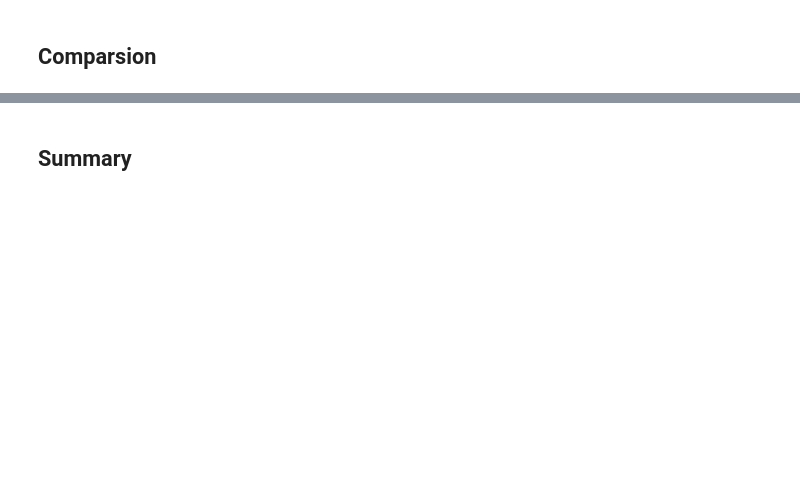
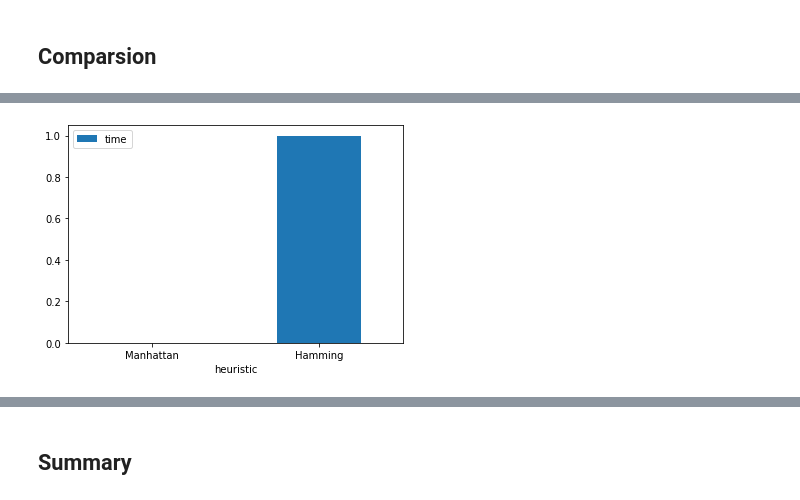
Before and after one commit to danoshi/fh-campus-ai-eight-puzzle, a Jupyter notebook: notebook.ipynb, the cells around one changed output, grey strips where cells are left out. Drawn from its saved outputs; the diff is of its cells as text; code cells hidden in the pictures; blank space fills up the shorter version.

```diff
--- a/notebook.ipynb
+++ b/notebook.ipynb
@@ -268,0 +310,5 @@ results_print_hamming()
+# %%
+df = pd.DataFrame({'heuristic':['Manhattan', 'Hamming'], 'time':[time_manhatttan[0], time_hamming[0]]})
+ax = df.plot.bar(x='heuristic', y='time', rot=0)
+# %% [output]
+[figure, added]
```
Also changed, not shown: parts of 33 cells of this notebook, 4 other files.
